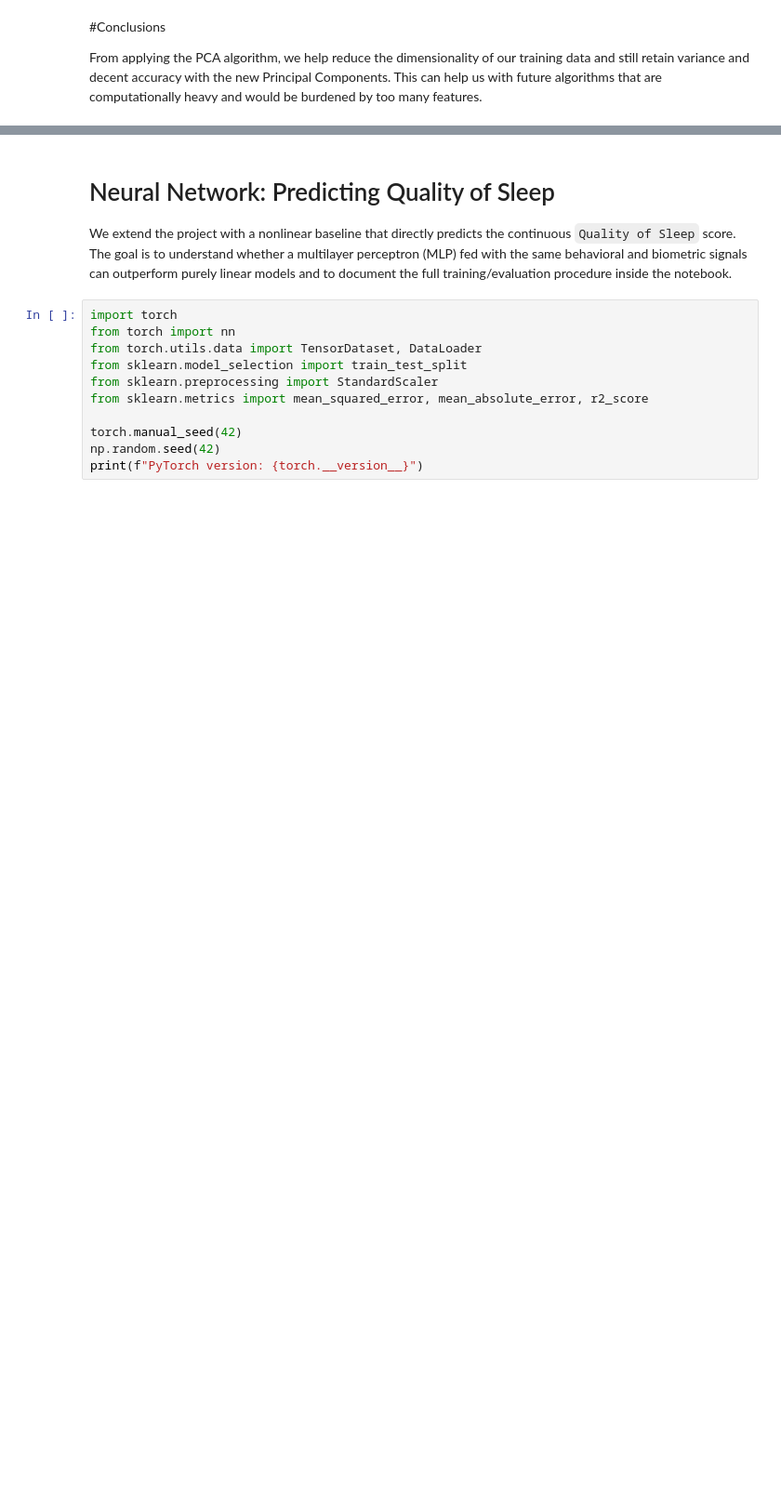
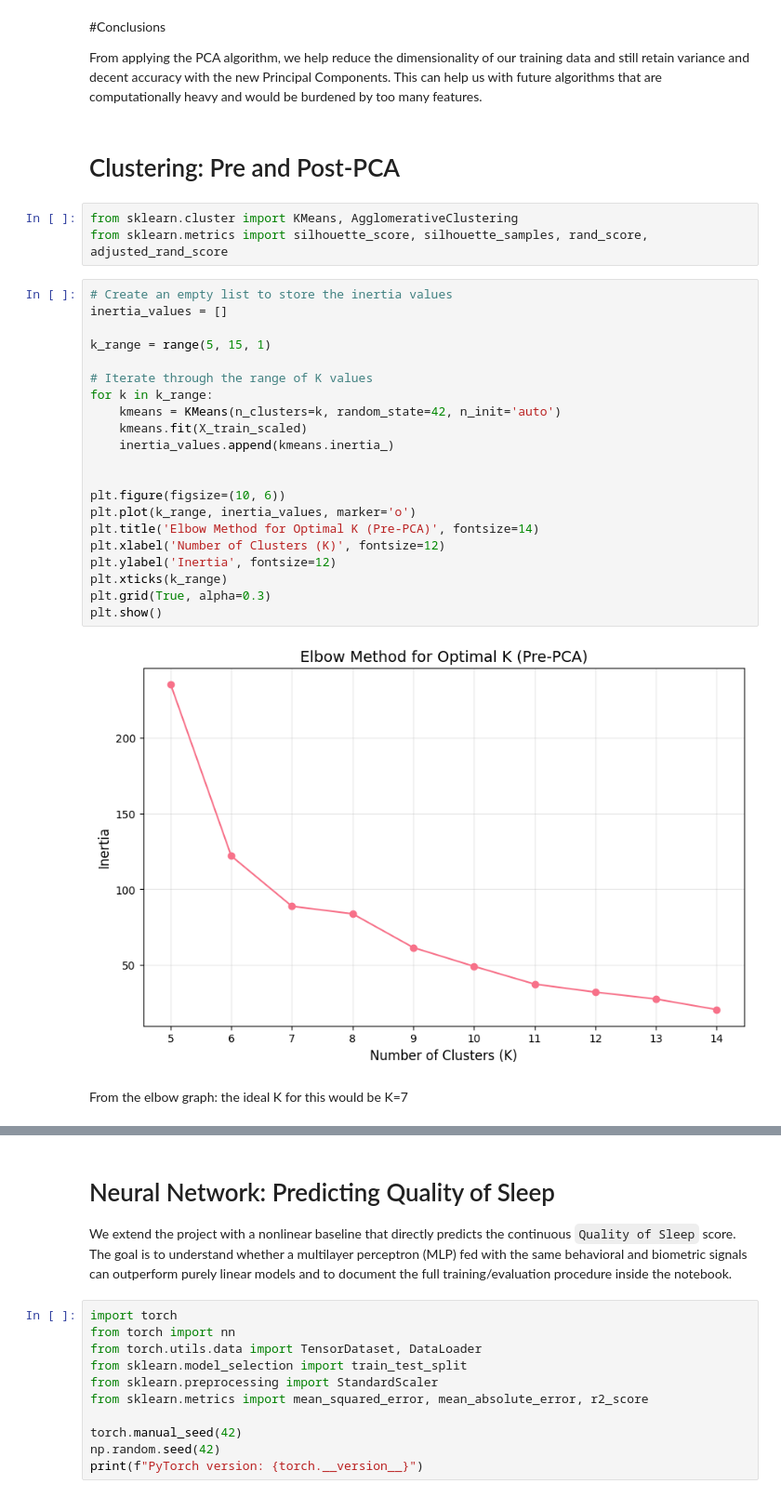
Before and after one commit to itswwong/csm148-project, a Jupyter notebook: CS148_Project.ipynb, the cells around one changed output, grey strips where cells are left out. Shown at 93% size. Cells and saved outputs as stored; diff of their text form; blank space fills up the shorter version.

Commit message:
added clustering pre and post-PCA

```diff
--- a/CS148_Project.ipynb
+++ b/CS148_Project.ipynb
@@ -1163,3 +1162,33 @@ Principal components shape: (299, 3)
 #Conclusions
 
 From applying the PCA algorithm, we help reduce the dimensionality of our training data and still retain variance and decent accuracy with the new Principal Components. This can help us with future algorithms that are computationally heavy and would be burdened by too many features.
+# %% [markdown]
+# Clustering: Pre and Post-PCA
+# %%
+from sklearn.cluster import KMeans, AgglomerativeClustering
+from sklearn.metrics import silhouette_score, silhouette_samples, rand_score, adjusted_rand_score
+# %%
+# Create an empty list to store the inertia values
+inertia_values = []
+
+k_range = range(5, 15, 1)
+
+# Iterate through the range of K values
+for k in k_range:
+    kmeans = KMeans(n_clusters=k, random_state=42, n_init='auto')
+    kmeans.fit(X_train_scaled)
+    inertia_values.append(kmeans.inertia_)
+
+
+plt.figure(figsize=(10, 6))
+plt.plot(k_range, inertia_values, marker='o')
+plt.title('Elbow Method for Optimal K (Pre-PCA)', fontsize=14)
+plt.xlabel('Number of Clusters (K)', fontsize=12)
+plt.ylabel('Inertia', fontsize=12)
+plt.xticks(k_range)
+plt.grid(True, alpha=0.3)
+plt.show()
+# %% [output]
+[figure, added]
+# %% [markdown]
+From the elbow graph: the ideal K for this would be K=7
```
Also changed, not shown: parts of 26 cells of this notebook.
